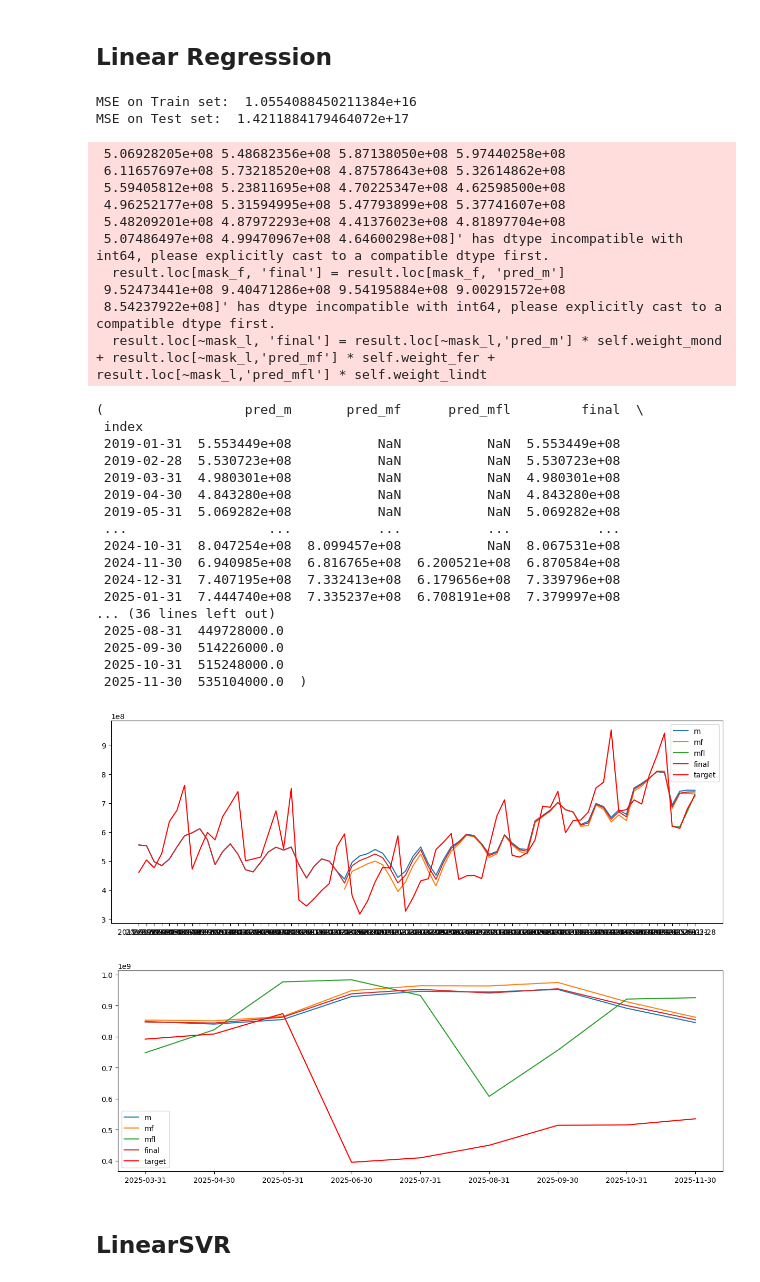
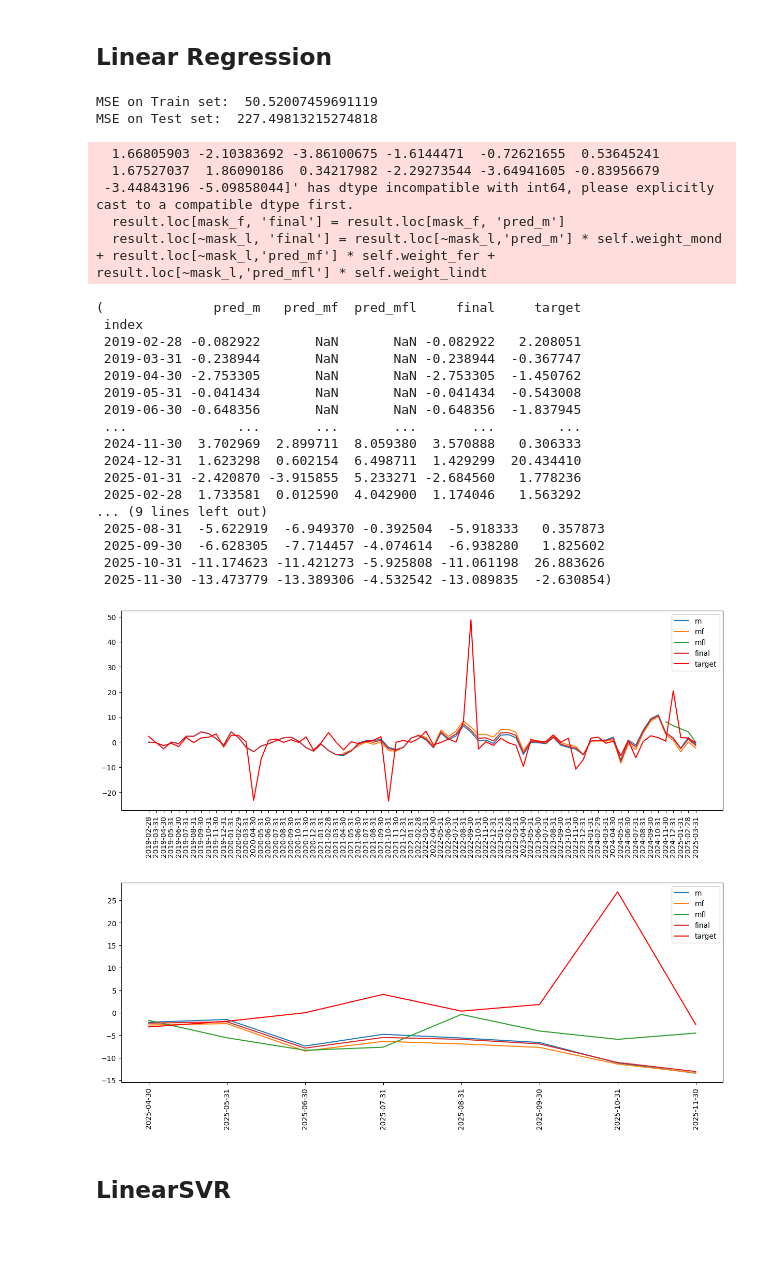
Before and after one commit to salimaabdalla/dpp_projekt_2026, a Jupyter notebook: notebooks/09_models_shareprices_stepwise.ipynb, the cells around one changed output. Saved outputs shown, nothing was run; the diff lists cells and outputs as text; code cells hidden in the pictures; blank space fills up the shorter version.

Commit message:
Changed target to elasticity

```diff
--- a/notebooks/09_models_shareprices_stepwise.ipynb
+++ b/notebooks/09_models_shareprices_stepwise.ipynb
@@ -24,6 +25,20 @@ pd.set_option('display.max_columns', None)
 # %%
 path = '../data/processed/combined_data.csv'
 df = pd.read_csv(path, index_col='date', skipfooter=1)
+# %%
+demand = (df.iloc[:, 44])
+price = df.iloc[:, 121]
+demand_change = demand.pct_change()
+price_change = price.pct_change()
+elasticity = demand_change / price_change
+df['elasticity'] = elasticity
+
+demand_coffee = (df.iloc[:, 62])
+price_coffee = df.iloc[:, 143]
+demand_change_coffee = demand_coffee.pct_change()
+price_change_coffee = price_coffee.pct_change()
+elasticity_coffee = demand_change_coffee / price_change_coffee
+df['elasticity_coffee'] = elasticity_coffee
 # %%
 df
 # %% [output]
@@ -142,11 +157,12 @@ class Model(TransformerMixin, BaseEstimator):
         """Returns the names of the features."""
         return self.features
 # %%
-def train_model_combination(df, dict_lag, model_start, model_middle, model_end, number_train):
-    target_name = 'Wert der zum Absatz bestimmten Produktion_Schokolade u.a. kakaohaltige Lebensmittelzubereit.'
+def train_model_combination(df, dict_lag, model_start, model_middle, model_end, number_train, target_name):
+    #target_name = 'Wert der zum Absatz bestimmten Produktion_Schokolade u.a. kakaohaltige Lebensmittelzubereit.'
     shares = ['Ferrero', 'LindtSpruengli', 'Mondelez']
     columns = [x for x in list(dict_lag) if x not in shares]
     df_selected_col = df.loc[:, shares + columns + [target_name]]
+    df_selected_col = df_selected_col.dropna(subset = target_name)
     df_train = df_selected_col.iloc[:number_train, :]
     df_test = df_selected_col.iloc[number_train: , :]
     target_train = df_train[target_name]
@@ -181,6 +197,7 @@ def train_model_combination(df, dict_lag, model_start, model_middle, model_end,
     ax.plot(results.index,results.pred_mfl.values, label = 'mfl');
     ax.plot(results.index,results.final.values, label = 'final');
     ax.plot(results.index, target_train, color =  'red', label = 'target');
+    plt.xticks(rotation=90)
     ax.legend()
     # Predict testdata
     results_test = mod.predict(features_test_transf, target_test)
@@ -192,6 +209,7 @@ def train_model_combination(df, dict_lag, model_start, model_middle, model_end,
     ax_test.plot(results_test.index,results_test.pred_mfl.values, label = 'mfl');
     ax_test.plot(results_test.index,results_test.final.values, label = 'final');
     ax_test.plot(results_test.index,target_test, color =  'red', label = 'target');
+    plt.xticks(rotation=90)
     ax_test.legend()
     return results, results_test
 # %%
@@ -204,6 +222,7 @@ columns = ['Beschäftigte_WZ08-1082',
  'VPI_Schokoladen',
  'PCOCOUSDM',
  'PCOFFROBUSDM']
+target_name = 'elasticity'
 number_train = 74
 shares = ['Ferrero', 'LindtSpruengli', 'Mondelez']
 dict_lag = {}
@@ -232,40 +251,35 @@ sns.heatmap(corr.abs(), xticklabels=True, yticklabels=True, ax=ax_heatmap)
 # %%
 model_start = LinearRegression()
 model_middle = LinearRegression()
 model_end = LinearRegression()
-train_model_combination(df, dict_lag, model_start, model_middle, model_end, number_train)
+train_model_combination(df, dict_lag, model_start, model_middle, model_end, number_train, target_name)
 # %% [output]
-MSE on Train set:  1.0554088450211384e+16
-MSE on Test set:  1.4211884179464072e+17
+MSE on Train set:  50.52007459691119
+MSE on Test set:  227.49813215274818
- 5.06928205e+08 5.48682356e+08 5.87138050e+08 5.97440258e+08
- 6.11657697e+08 5.73218520e+08 4.87578643e+08 5.32614862e+08
- 5.59405812e+08 5.23811695e+08 4.70225347e+08 4.62598500e+08
- 4.96252177e+08 5.31594995e+08 5.47793899e+08 5.37741607e+08
- 5.48209201e+08 4.87972293e+08 4.41376023e+08 4.81897704e+08
- 5.07486497e+08 4.99470967e+08 4.64600298e+08]' has dtype incompatible with int64, please explicitly cast to a compatible dtype first.
+  1.66805903 -2.10383692 -3.86100675 -1.6144471  -0.72621655  0.53645241
+  1.67527037  1.86090186  0.34217982 -2.29273544 -3.64941605 -0.83956679
+ -3.44843196 -5.09858044]' has dtype incompatible with int64, please explicitly cast to a compatible dtype first.
   result.loc[mask_f, 'final'] = result.loc[mask_f, 'pred_m']
- 9.52473441e+08 9.40471286e+08 9.54195884e+08 9.00291572e+08
- 8.54237922e+08]' has dtype incompatible with int64, please explicitly cast to a compatible dtype first.
   result.loc[~mask_l, 'final'] = result.loc[~mask_l,'pred_m'] * self.weight_mond + result.loc[~mask_l,'pred_mf'] * self.weight_fer + result.loc[~mask_l,'pred_mfl'] * self.weight_lindt
-(                  pred_m       pred_mf      pred_mfl         final  \
+(              pred_m   pred_mf  pred_mfl     final     target
  index
- 2019-01-31  5.553449e+08           NaN           NaN  5.553449e+08
- 2019-02-28  5.530723e+08           NaN           NaN  5.530723e+08
- 2019-03-31  4.980301e+08           NaN           NaN  4.980301e+08
- 2019-04-30  4.843280e+08           NaN           NaN  4.843280e+08
- 2019-05-31  5.069282e+08           NaN           NaN  5.069282e+08
- ...                  ...           ...           ...           ...
- 2024-10-31  8.047254e+08  8.099457e+08           NaN  8.067531e+08
- 2024-11-30  6.940985e+08  6.816765e+08  6.200521e+08  6.870584e+08
- 2024-12-31  7.407195e+08  7.332413e+08  6.179656e+08  7.339796e+08
- 2025-01-31  7.444740e+08  7.335237e+08  6.708191e+08  7.379997e+08
-... (36 lines left out)
- 2025-08-31  449728000.0
- 2025-09-30  514226000.0
- 2025-10-31  515248000.0
- 2025-11-30  535104000.0  )
+ 2019-02-28 -0.082922       NaN       NaN -0.082922   2.208051
+ 2019-03-31 -0.238944       NaN       NaN -0.238944  -0.367747
+ 2019-04-30 -2.753305       NaN       NaN -2.753305  -1.450762
+ 2019-05-31 -0.041434       NaN       NaN -0.041434  -0.543008
+ 2019-06-30 -0.648356       NaN       NaN -0.648356  -1.837945
+ ...              ...       ...       ...       ...        ...
+ 2024-11-30  3.702969  2.899711  8.059380  3.570888   0.306333
+ 2024-12-31  1.623298  0.602154  6.498711  1.429299  20.434410
+ 2025-01-31 -2.420870 -3.915855  5.233271 -2.684560   1.778236
+ 2025-02-28  1.733581  0.012590  4.042900  1.174046   1.563292
+... (9 lines left out)
+ 2025-08-31  -5.622919  -6.949370 -0.392504  -5.918333   0.357873
+ 2025-09-30  -6.628305  -7.714457 -4.074614  -6.938280   1.825602
+ 2025-10-31 -11.174623 -11.421273 -5.925808 -11.061198  26.883626
+ 2025-11-30 -13.473779 -13.389306 -4.532542 -13.089835  -2.630854)
-[figure, old version]
+[figure, new version]
-[figure, old version]
+[figure, new version]
 # %% [markdown]
 ## LinearSVR
 # %%
```
Also changed, not shown: parts of 5 cells of this notebook, 1 other file.
